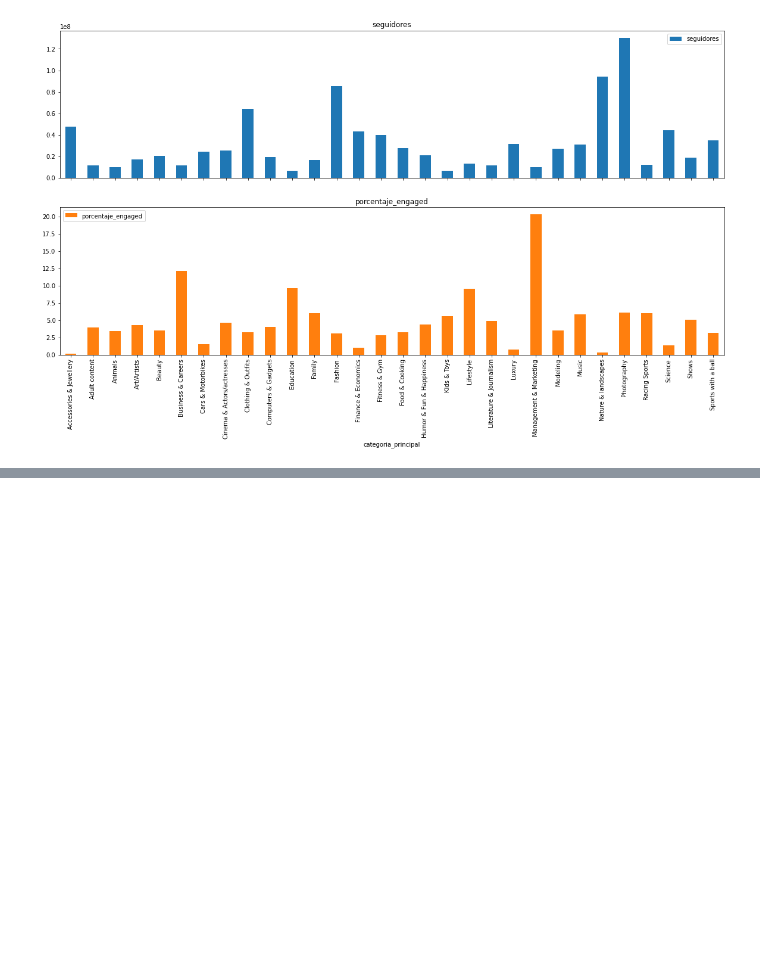
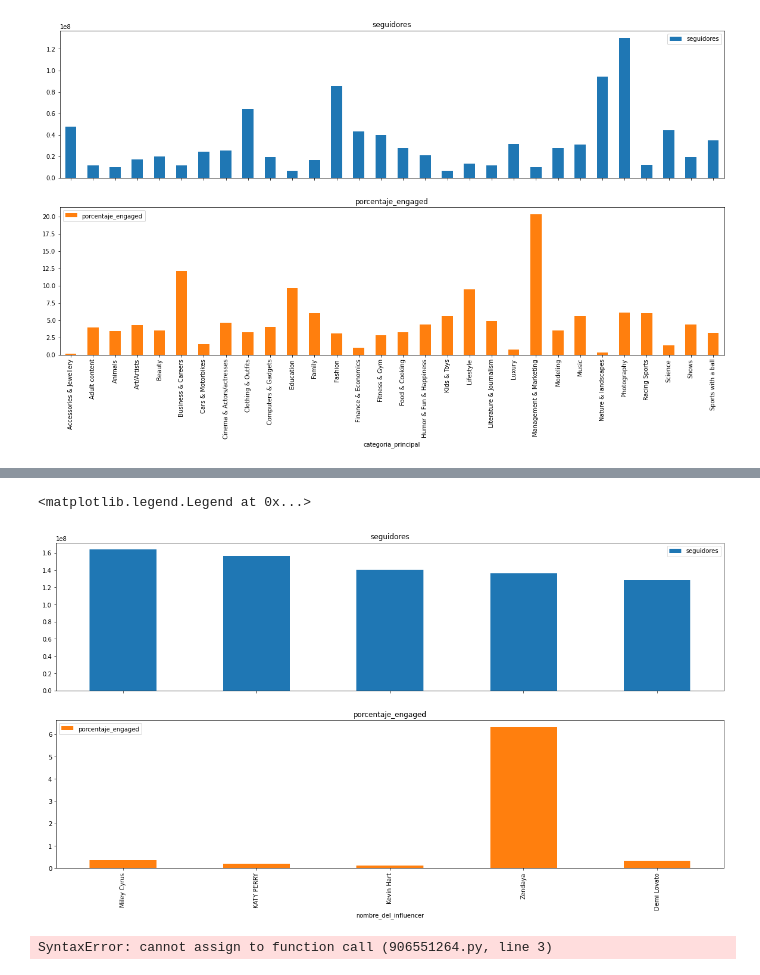
Before and after one commit to Miliurta/entrega-analisis-de-datos, a Jupyter notebook: entrega - milagros urta.ipynb, the cells around one changed output, grey strips where cells are left out. Cells and saved outputs as stored; diff of their text form; code cells hidden in the pictures; blank space fills up the shorter version.

```diff
--- a/entrega - milagros urta.ipynb
+++ b/entrega - milagros urta.ipynb
@@ -133,0 +134,3 @@ df_top5.to_markdown()
+# %%
+#hago mismo analisis eliminando los outliers para ver si se mantiene la relacion entre seguidores y engagment
+df_sin_upper= df[(df['seguidores'] < upper_limit)]
@@ -133,0 +153,5 @@ df_top5.to_markdown()
+# %%
+#repito pasos anteriores ahora sin los outliers
+#datos generales del df - TABLA TOP 5
+df_top5_alt = df_sin_upper.nlargest(5,['seguidores'])
+print(df_top5_alt)
@@ -133,0 +179,15 @@ df_top5.to_markdown()
+# %%
+#Grafuca top 5
+graph_top5_alt = df_top5_alt.drop(columns = ['engagement', 'engagement_promedio'])
+ax = graph_top5_alt.plot.bar(x= 'nombre_del_influencer', rot = 90, subplots=True, sort_columns = True, figsize = (20,10))
+
+ax[1].legend(loc=2)
+# %% [output]
+<matplotlib.legend.Legend at 0x...>
+[figure, added]
+# %%
+#Defino tabla por pais
+df_alt = df_sin_upper[df_sin_upper.pais_audiencia != 'no tiene']
+df_por_pais = df_alt.groupby(['pais_audiencia']), index_col = 0).mean()
+# %% [output]
+SyntaxError: cannot assign to function call (906551264.py, line 3)
```
Also changed, not shown: parts of 17 cells of this notebook, 1 other file.
